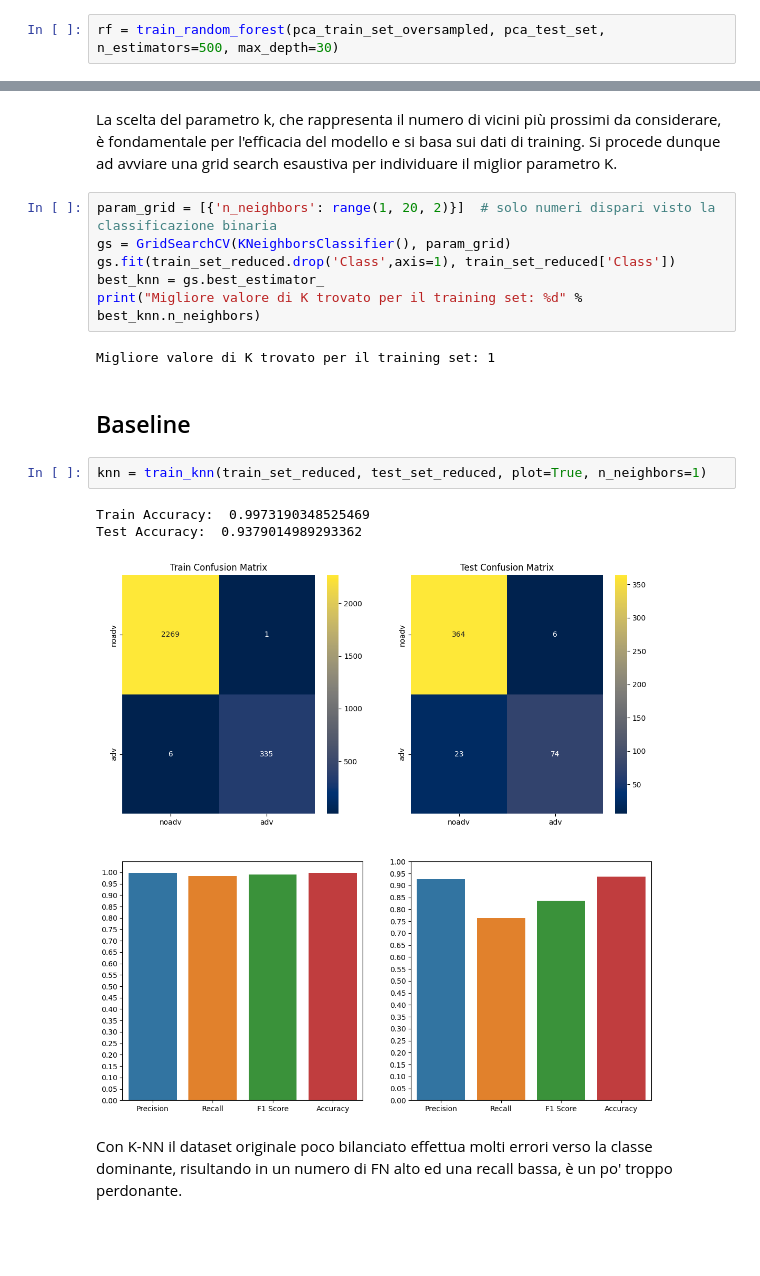
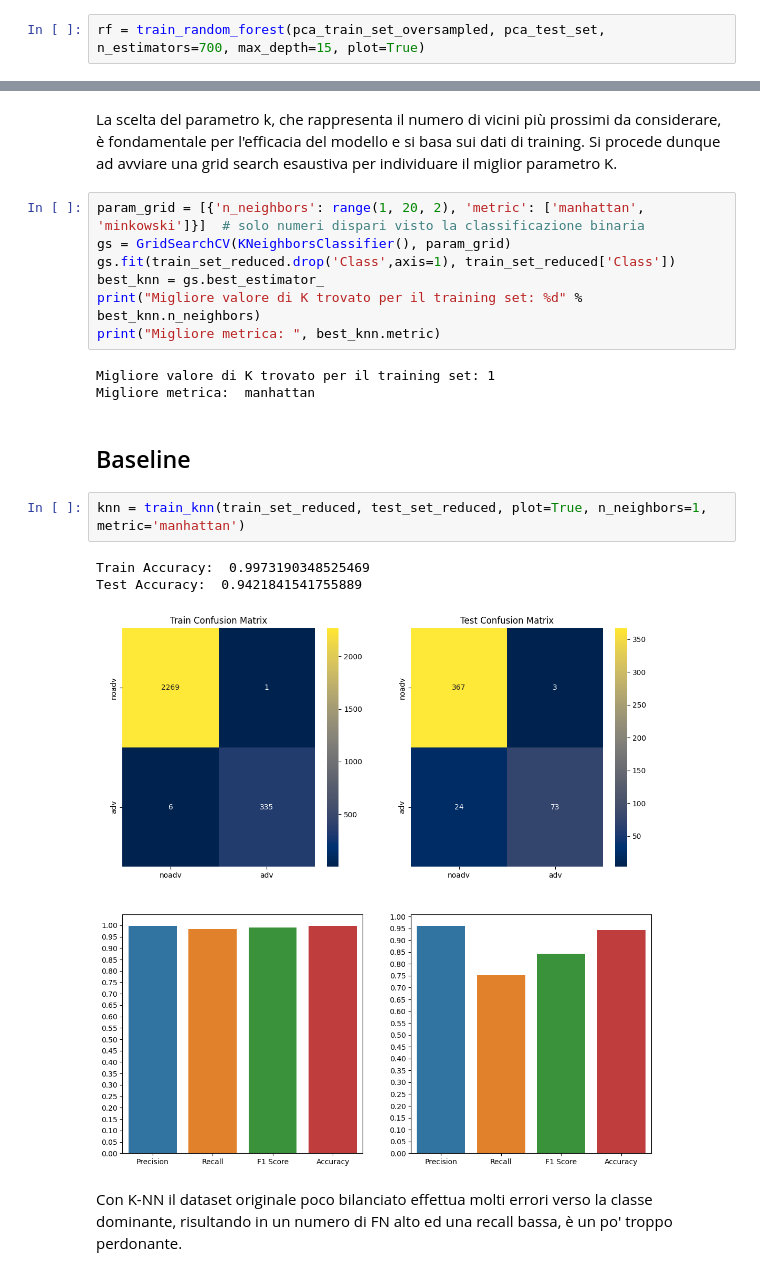
Before and after one commit to wredan/fad-project, a Jupyter notebook: notebook.ipynb, the cells around one changed output, grey strips where cells are left out. Drawn from its saved outputs; the diff is of its cells as text; blank space fills up the shorter version.

```diff
--- a/notebook.ipynb
+++ b/notebook.ipynb
@@ -1350,3 +1342,3 @@ gr_rf.best_params_
 # %%
-rf = train_random_forest(pca_train_set_oversampled, pca_test_set, n_estimators=500, max_depth=30)
+rf = train_random_forest(pca_train_set_oversampled, pca_test_set, n_estimators=700, max_depth=15, plot=True)
 # %% [output]
@@ -1381,21 +1365,23 @@ def train_knn(train_dataset, test_dataset, plot=False, **kwargs):
 # %% [markdown]
 La scelta del parametro k, che rappresenta il numero di vicini più prossimi da considerare, è fondamentale per l'efficacia del modello e si basa sui dati di training. Si procede dunque ad avviare una grid search esaustiva per individuare il miglior parametro K.
 # %%
-param_grid = [{'n_neighbors': range(1, 20, 2)}]  # solo numeri dispari visto la classificazione binaria
+param_grid = [{'n_neighbors': range(1, 20, 2), 'metric': ['manhattan', 'minkowski']}]  # solo numeri dispari visto la classificazione binaria
 gs = GridSearchCV(KNeighborsClassifier(), param_grid)
 gs.fit(train_set_reduced.drop('Class',axis=1), train_set_reduced['Class'])
 best_knn = gs.best_estimator_
 print("Migliore valore di K trovato per il training set: %d" % best_knn.n_neighbors)
+print("Migliore metrica: ", best_knn.metric)
 # %% [output]
 Migliore valore di K trovato per il training set: 1
+Migliore metrica:  manhattan
 # %% [markdown]
 ## Baseline
 # %%
-knn = train_knn(train_set_reduced, test_set_reduced, plot=True, n_neighbors=1)
+knn = train_knn(train_set_reduced, test_set_reduced, plot=True, n_neighbors=1, metric='manhattan')
 # %% [output]
 Train Accuracy:  0.9973190348525469
-Test Accuracy:  0.9379014989293362
+Test Accuracy:  0.9421841541755889
-[figure, old version]
+[figure, new version]
 # %% [markdown]
 Con K-NN il dataset originale poco bilanciato effettua molti errori verso la classe dominante, risultando in un numero di FN alto ed una recall bassa, è un po' troppo perdonante.
 # %%
```
Also changed, not shown: parts of 16 cells of this notebook.
